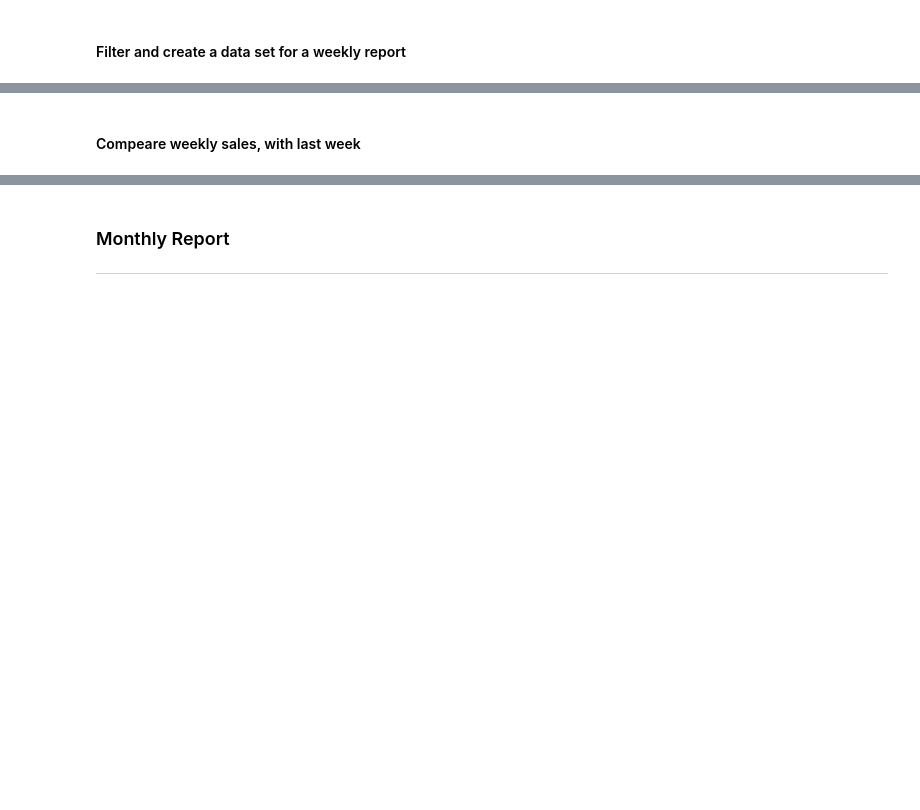
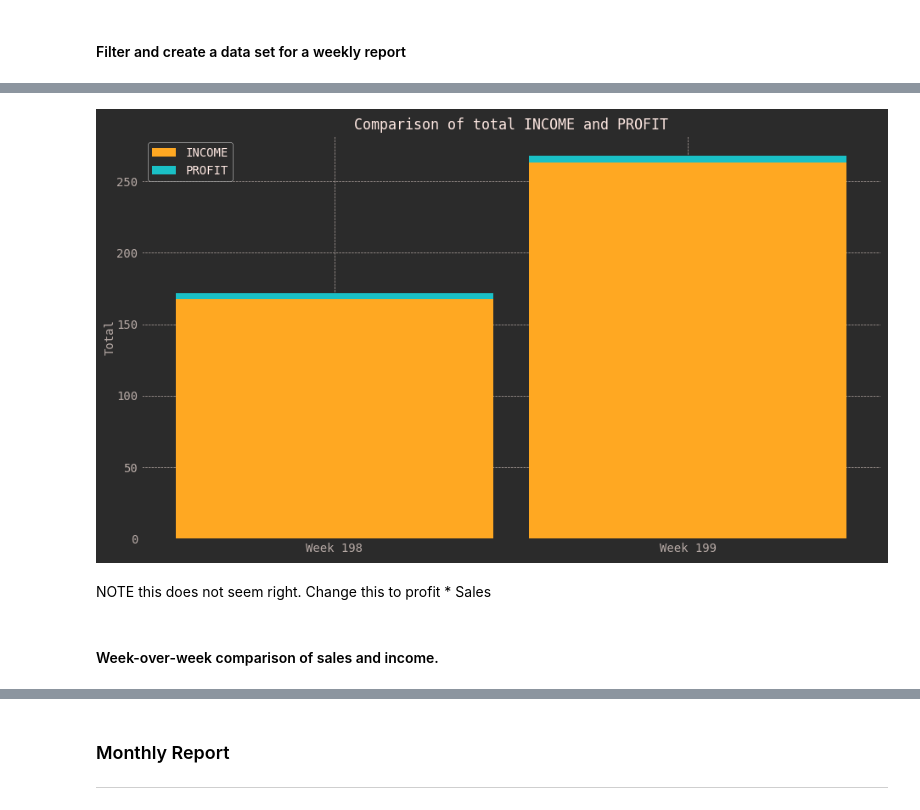
Before and after one commit to HodBuri/UIT-oppgave---SOK1005, a Jupyter notebook: ProjectAssignment/PA3.ipynb, the cells around one changed output, grey strips where cells are left out. Drawn from its saved outputs; the diff is of its cells as text; code cells hidden in the pictures; blank space fills up the shorter version.

```diff
--- a/ProjectAssignment/PA3.ipynb
+++ b/ProjectAssignment/PA3.ipynb
@@ -703,2 +962,76 @@ load_and_filter_file took 0.20 seconds to run.
+# %%
+"""
+def compare_weeks(df, week1, week2):
+    # Filter out all brands that are not from the 5 selected
+    df = brand_check(df)
+
+    # Filter the data for the given weeks
+    week1_data = df[df['WEEK'] == week1]
+    week2_data = df[df['WEEK'] == week2]
+
+    # Calculate the total 'MOVE' and 'SALES' for each week
+    total_profit_week1 = week1_data['PROFIT'].sum()
+    total_income_week1 = week1_data['INCOME'].sum()
+
+    total_profit_week2 = week2_data['PROFIT'].sum()
+    total_income_week2 = week2_data['INCOME'].sum()
+
+    # Create a bar plot
+    labels = ['PROFIT', 'INCOME']
+    week1_totals = [total_profit_week1, total_income_week1]
+    week2_totals = [total_profit_week2, total_income_week2]
+
+    x = range(len(labels))  # the label locations
+
+    plt.figure(figsize=(10, 6))
+    plt.bar(x, week1_totals, width=0.4, label=f'Week {week1}', align='center')
+    plt.bar(x, week2_totals, width=0.4, label=f'Week {week2}', align='edge')
+
+    plt.xticks(x, labels)
+    plt.ylabel('Total')
+    plt.title(f'Comparison of total INCOME and PROFIT between week {week1} and {week2}')
+    plt.legend()
+    plt.show()
+"""
+def compare_weeks(df, week1, week2):
+    # Filter out all brands that are not from the 5 selected
+    df = brand_check(df)
+
+    # Filter the data for the given weeks
+    week1_data = df[df['WEEK'] == week1]
+    week2_data = df[df['WEEK'] == week2]
+
+    # Calculate the total 'PROFIT' and 'INCOME' for each week
+    total_income_week1 = week1_data['INCOME'].sum()
+    total_profit_week1 = week1_data['PROFIT'].sum()/100
+
+
+    total_income_week2 = week2_data['INCOME'].sum()
+    total_profit_week2 = week2_data['PROFIT'].sum()/100
+
+
+    # Create a bar plot
+    labels = [f'Week {int(week1)}', f'Week {int(week2)}']
+    profit_totals = [total_profit_week1, total_profit_week2]
+    cost_totals = [total_income_week1 - total_profit_week1, total_income_week2 - total_profit_week2]
+
+    x = np.arange(len(labels))  # the label locations
+
+    plt.figure(figsize=(10, 6))
+    plt.bar(x, cost_totals, width=.9, label='INCOME')
+    plt.bar(x, profit_totals, width=.9, label='PROFIT', bottom=cost_totals)
+
+    plt.xticks(x, labels)
+    plt.ylabel('Total')
+    plt.title('Comparison of total INCOME and PROFIT')
+    plt.legend()
+    plt.show()
+
+compare_weeks(df_week, most_frequent_week-1, most_frequent_week)
+# %% [output]
+[figure, added]
+# %% [markdown]
+NOTE this does not seem right.
+Change this to profit * Sales
 # %% [markdown]
-#### Compeare weekly sales, with last week
+#### Week-over-week comparison of sales and income.
```
Also changed, not shown: parts of 82 cells of this notebook.
